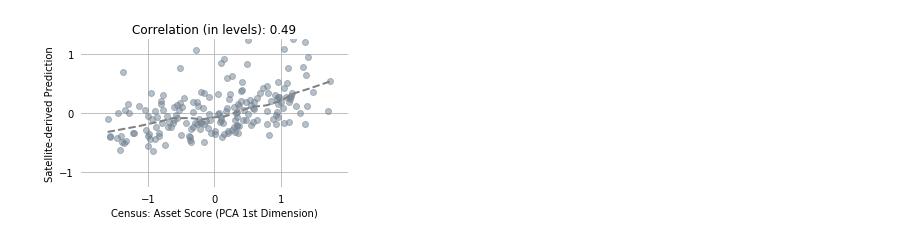
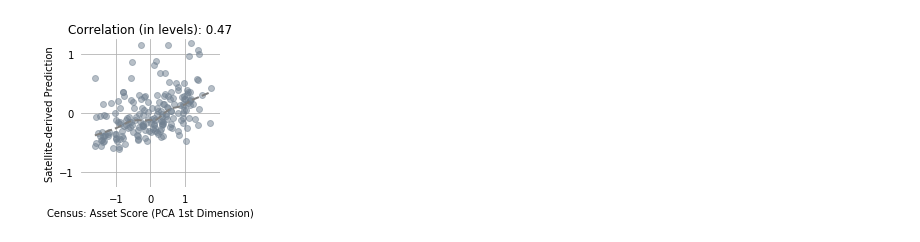
Before and after one commit to luna983/beyond-nightlight, a Jupyter notebook: exp0_step6_Validate.ipynb, the cells around one changed output. Cells and saved outputs as stored; diff of their text form; code cells hidden in the pictures.

```diff
--- a/exp0_step6_Validate.ipynb
+++ b/exp0_step6_Validate.ipynb
@@ -124,10 +124,7 @@ else:
     df_sat = load_anns(ann_files=ann_files,
                        img_files=img_files,
                        idx_file=IDX_IN_DIR)
-    df_sat = pd.concat([
-        df_sat.reset_index(drop=True),
-        pd.DataFrame(df_sat.loc[:, 'RGB_mean'].tolist(),
-                     columns=['R_mean', 'G_mean', 'B_mean'])], axis=1)
     df_sat = pd.merge(df_sat, df_idx, how='left', on='index')
-    df_sat = df_sat.drop(columns=['RGB_mean'])
+    df_sat = df_sat.drop(columns=['RGB_mean', 'RGB_median'])
+    df_sat = df_sat.loc[~df_sat.is_empty, :]
     df_sat.to_file(SAT_IN_SHP_DIR, index=False)
@@ -230,15 +227,16 @@ df_group['sat_asset_score_pca_pred'] = res.fittedvalues
 # %%
 # prediction figure
 plot_scatter(
     col_x_key='cen_asset_score_pca',
     col_x_label='Census: Asset Score (PCA 1st Dimension)',
     xlim=(-2.01, 2.01),
     xticks=[-1, 0, 1],
     col_y_key='sat_asset_score_pca_pred',
     col_y_label='Satellite-derived Prediction',
     ylim=(-1.25, 1.25),
     yticks=[-1, 0, 1],
     line=True, df=df_group,
+    figsize=(3, 3),
     out_dir=OUT_DIR, show=True)
 # %% [output]
-[figure, old version]
+[figure, new version]
```
Also changed, not shown: parts of 11 cells of this notebook, 7 other files.
